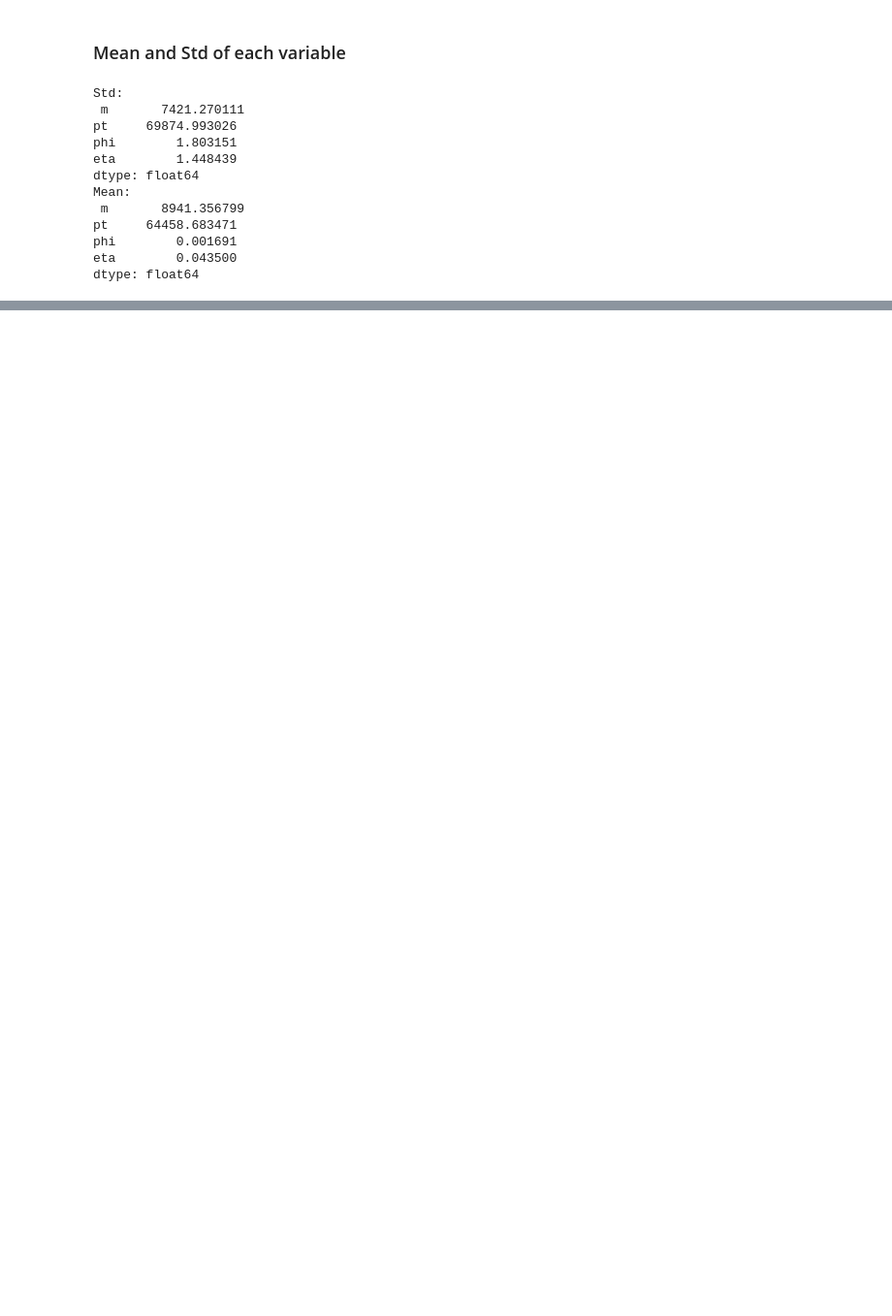
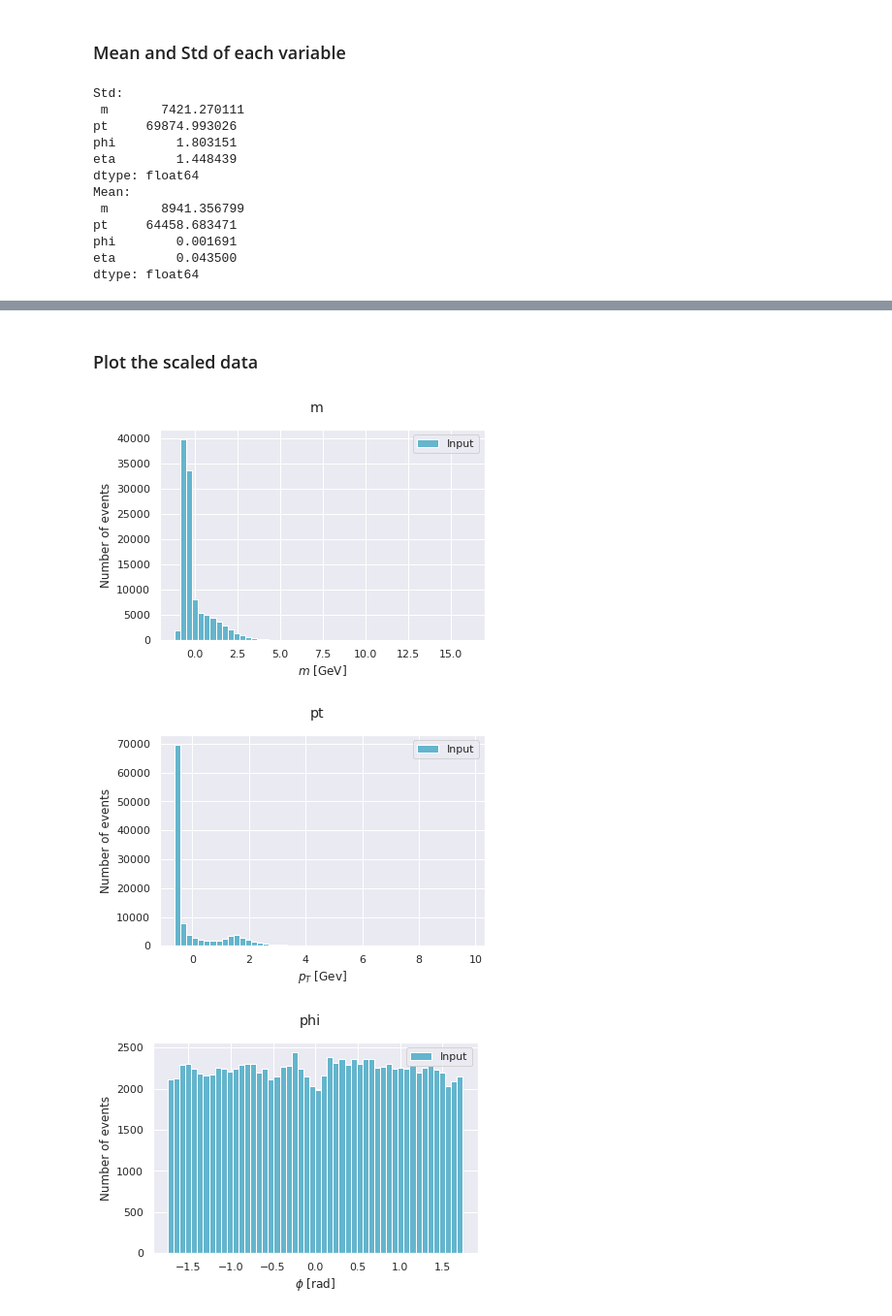
Before and after one commit to ATLAS-Autoencoders-GSoC-2020-Closed/gsoc-assignment-prabh27, a Jupyter notebook: autoencoder_4D.ipynb, the cells around one changed output, grey strips where cells are left out. Shown: that part at 97% size. Saved outputs shown, nothing was run; the diff lists cells and outputs as text; code cells hidden in the pictures; blank space fills up the shorter version.

```diff
--- a/autoencoder_4D.ipynb
+++ b/autoencoder_4D.ipynb
@@ -106,0 +97,18 @@ mm_scaler.transform(X_test)
+# %%
+from sklearn.preprocessing import MinMaxScaler
+from sklearn.preprocessing import StandardScaler
+
+# Scaling some features
+# MinMax scaler preseves the shape, range is 0-1, doesn't reduce the outliers. Usually a good start.
+# scaler = MinMaxScaler()
+
+# Better for NNs, mean = 0, variance = 1. Normalizes your data. If you have outliers, this will be a good scale.
+scaler = StandardScaler()
+
+# NN works best with scaled data
+train[['m', 'pt', 'phi', 'eta']] = scaler.fit_transform(train[['m', 'pt', 'phi', 'eta']])
+
+
+# test[['m', 'pt', 'phi', 'eta']] = scaler.fit_transform(train[['m', 'pt', 'phi', 'eta']])
+
+train.head()
@@ -106,0 +122,26 @@ mm_scaler.transform(X_test)
+# %% [markdown]
+### Plot the scaled data
+# %%
+plt.close('all')
+unit_list = ['[GeV]', '[Gev]', '[rad]', '[rad]']
+variable_list = [r'$m$', r'$p_T$', r'$\phi$', r'$\eta$']
+line_style = ['--', '-']
+colors = ['orange', 'c']
+markers = ['*', 's']
+
+# Histograms
+alpha = 1
+n_bins = 50
+for i in np.arange(4):
+    plt.figure(i + 4)
+    n_hist_data, bin_edges, _ = plt.hist(train.iloc[:,i], color=colors[1], label='Input', alpha=alpha, bins=n_bins)
+    plt.suptitle(test.columns[i])
+    plt.xlabel(variable_list[i] + ' ' + unit_list[i])
+    plt.ylabel('Number of events')
+    plt.legend()
+    fig_name = 'train_data_hist_%s' % train.columns[i]
+#     plt.savefig(figures_folder + fig_name)
+# %% [output]
+[figure, added]
+[figure, added]
+[figure, added]
```
Also changed, not shown: parts of 8 cells of this notebook.
